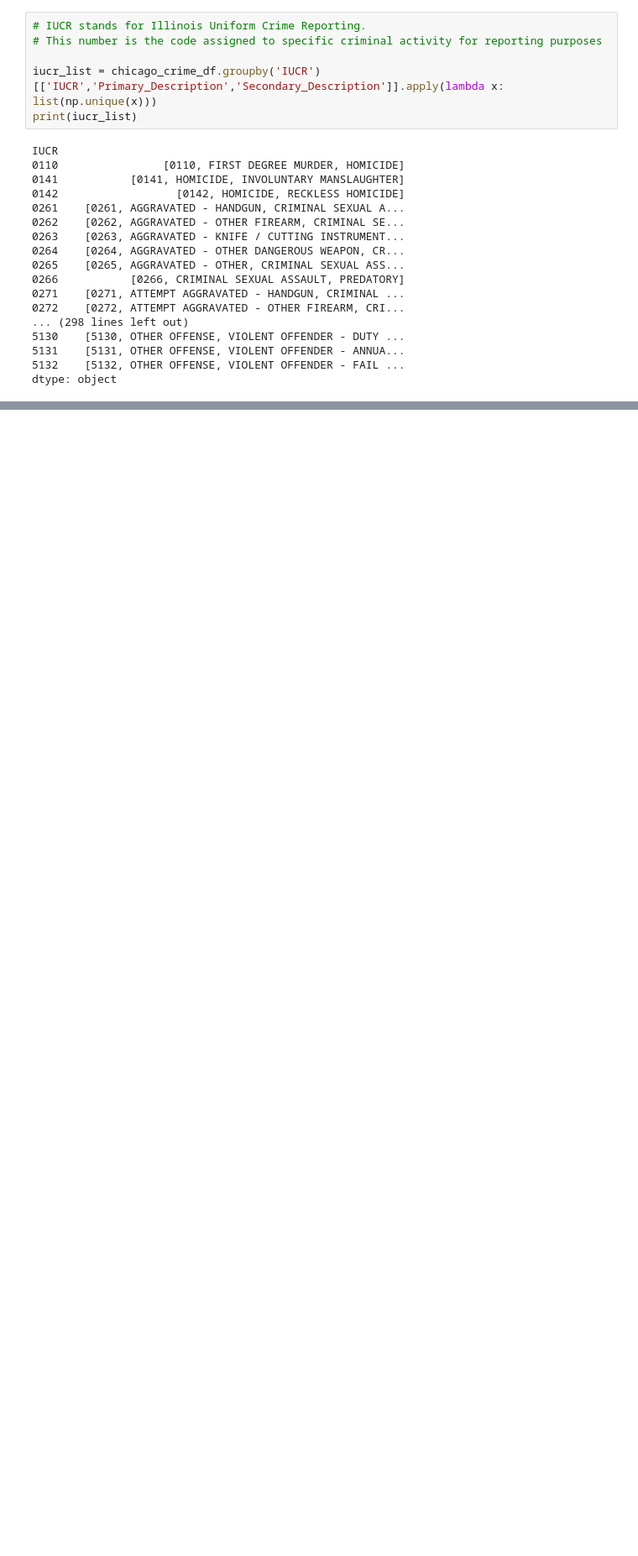
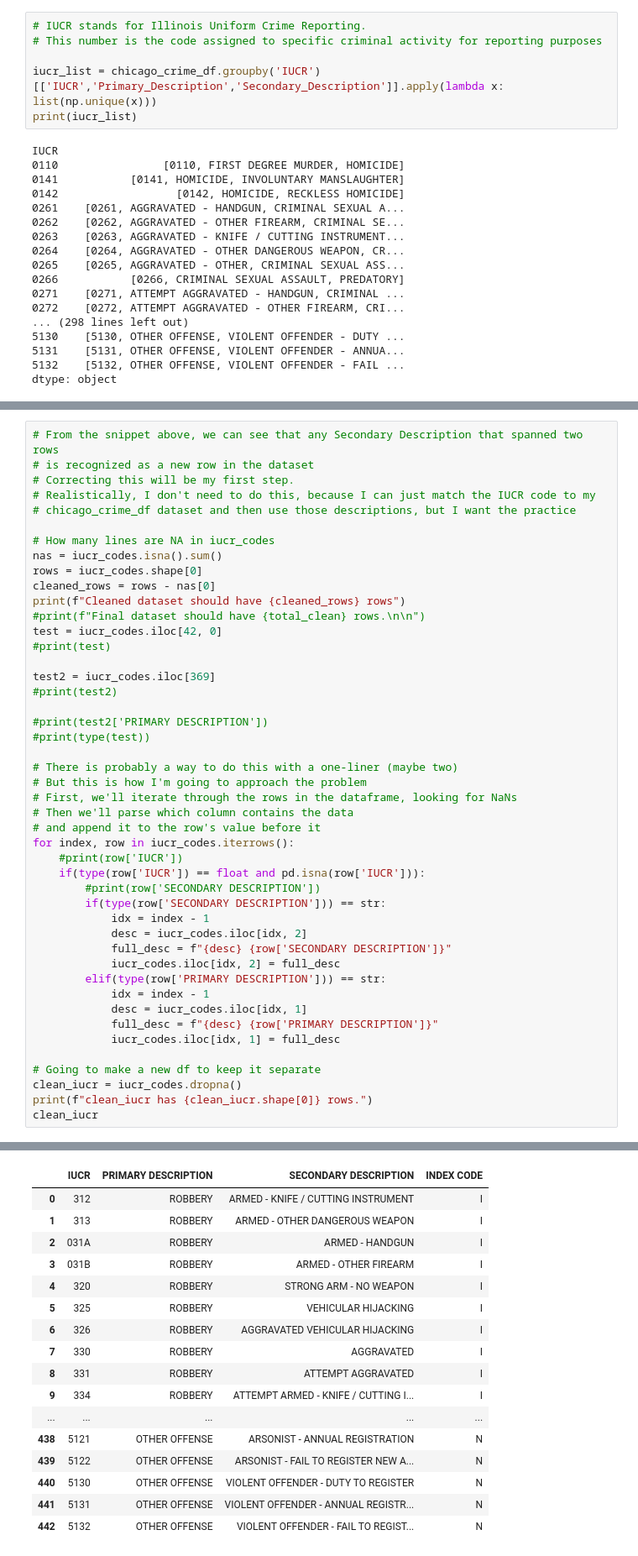
Before and after one commit to LincolnBrownBellevue/DSC540, a Jupyter notebook: Wks5-6/DSC540_Milestone2_LincolnBrown.ipynb, the cells around one changed output, grey strips where cells are left out. Shown at 84% size. Saved outputs shown, nothing was run; the diff lists cells and outputs as text; blank space fills up the shorter version.

```diff
--- a/Wks5-6/DSC540_Milestone2_LincolnBrown.ipynb
+++ b/Wks5-6/DSC540_Milestone2_LincolnBrown.ipynb
@@ -286,0 +340,47 @@ chicago_crime_df.loc[chicago_crime_df['Secondary_Description'].str.contains("MUR
+# %%
+# From the snippet above, we can see that any Secondary Description that spanned two rows
+# is recognized as a new row in the dataset
+# Correcting this will be my first step.
+# Realistically, I don't need to do this, because I can just match the IUCR code to my
+# chicago_crime_df dataset and then use those descriptions, but I want the practice
+
+# How many lines are NA in iucr_codes
+nas = iucr_codes.isna().sum()
+rows = iucr_codes.shape[0]
+cleaned_rows = rows - nas[0]
+print(f"Cleaned dataset should have {cleaned_rows} rows")
+#print(f"Final dataset should have {total_clean} rows.\n\n")
+test = iucr_codes.iloc[42, 0]
+#print(test)
+
+test2 = iucr_codes.iloc[369]
+#print(test2)
+
+#print(test2['PRIMARY DESCRIPTION'])
+#print(type(test))
+
+# There is probably a way to do this with a one-liner (maybe two)
+# But this is how I'm going to approach the problem
+# First, we'll iterate through the rows in the dataframe, looking for NaNs
+# Then we'll parse which column contains the data
+# and append it to the row's value before it
+for index, row in iucr_codes.iterrows():
+    #print(row['IUCR'])
+    if(type(row['IUCR']) == float and pd.isna(row['IUCR'])):
+        #print(row['SECONDARY DESCRIPTION'])
+        if(type(row['SECONDARY DESCRIPTION'])) == str:
+            idx = index - 1
+            desc = iucr_codes.iloc[idx, 2]
+            full_desc = f"{desc} {row['SECONDARY DESCRIPTION']}"
+            iucr_codes.iloc[idx, 2] = full_desc
+        elif(type(row['PRIMARY DESCRIPTION'])) == str:
+            idx = index - 1
+            desc = iucr_codes.iloc[idx, 1]
+            full_desc = f"{desc} {row['PRIMARY DESCRIPTION']}"
+            iucr_codes.iloc[idx, 1] = full_desc
+
+# Going to make a new df to keep it separate
+clean_iucr = iucr_codes.dropna()
+print(f"clean_iucr has {clean_iucr.shape[0]} rows.")
+clean_iucr
+# %% [output]
@@ -286,0 +389,17 @@ chicago_crime_df.loc[chicago_crime_df['Secondary_Description'].str.contains("MUR
+|  | IUCR | PRIMARY DESCRIPTION | SECONDARY DESCRIPTION | INDEX CODE |
+| 0 | 312 | ROBBERY | ARMED - KNIFE / CUTTING INSTRUMENT | I |
+| 1 | 313 | ROBBERY | ARMED - OTHER DANGEROUS WEAPON | I |
+| 2 | 031A | ROBBERY | ARMED - HANDGUN | I |
+| 3 | 031B | ROBBERY | ARMED - OTHER FIREARM | I |
+| 4 | 320 | ROBBERY | STRONG ARM - NO WEAPON | I |
+| 5 | 325 | ROBBERY | VEHICULAR HIJACKING | I |
+| 6 | 326 | ROBBERY | AGGRAVATED VEHICULAR HIJACKING | I |
+| 7 | 330 | ROBBERY | AGGRAVATED | I |
+| 8 | 331 | ROBBERY | ATTEMPT AGGRAVATED | I |
+| 9 | 334 | ROBBERY | ATTEMPT ARMED - KNIFE / CUTTING I... | I |
+| ... | ... | ... | ... | ... |
+| 438 | 5121 | OTHER OFFENSE | ARSONIST - ANNUAL REGISTRATION | N |
+| 439 | 5122 | OTHER OFFENSE | ARSONIST - FAIL TO REGISTER NEW A... | N |
+| 440 | 5130 | OTHER OFFENSE | VIOLENT OFFENDER - DUTY TO REGISTER | N |
+| 441 | 5131 | OTHER OFFENSE | VIOLENT OFFENDER - ANNUAL REGISTR... | N |
+| 442 | 5132 | OTHER OFFENSE | VIOLENT OFFENDER - FAIL TO REGIST... | N |
```
Also changed, not shown: parts of 11 cells of this notebook, 7 other files.
